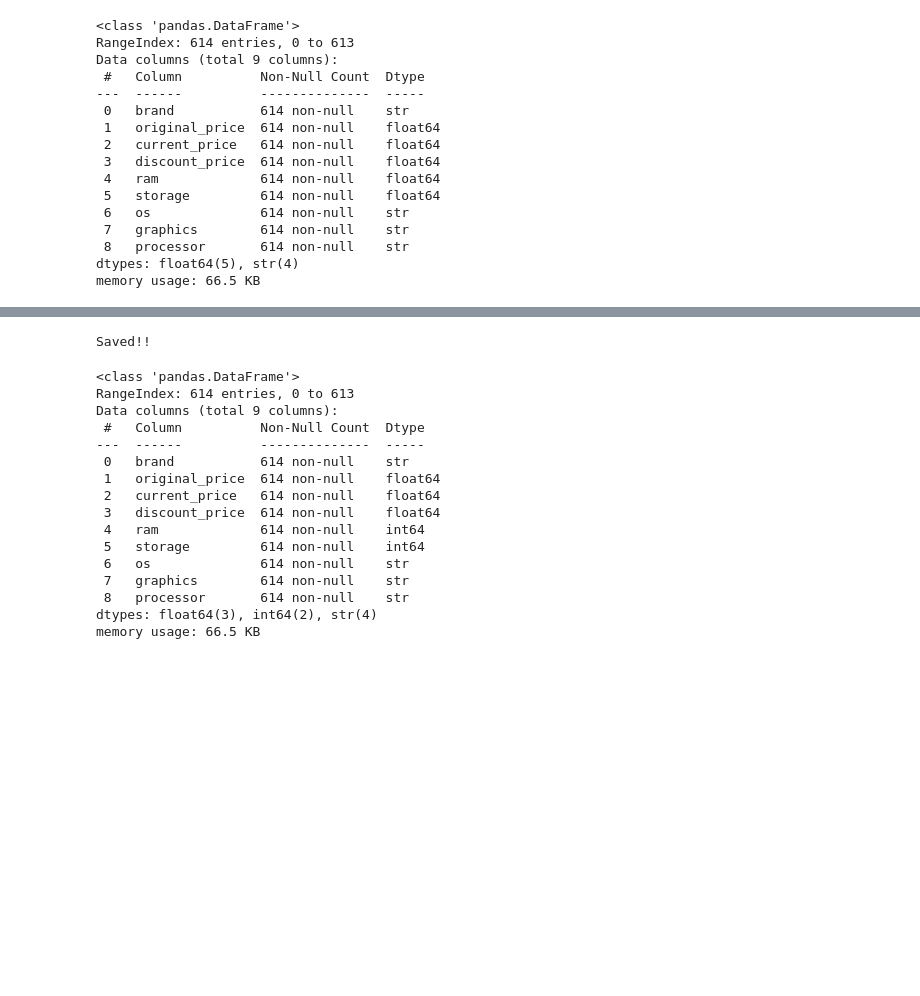
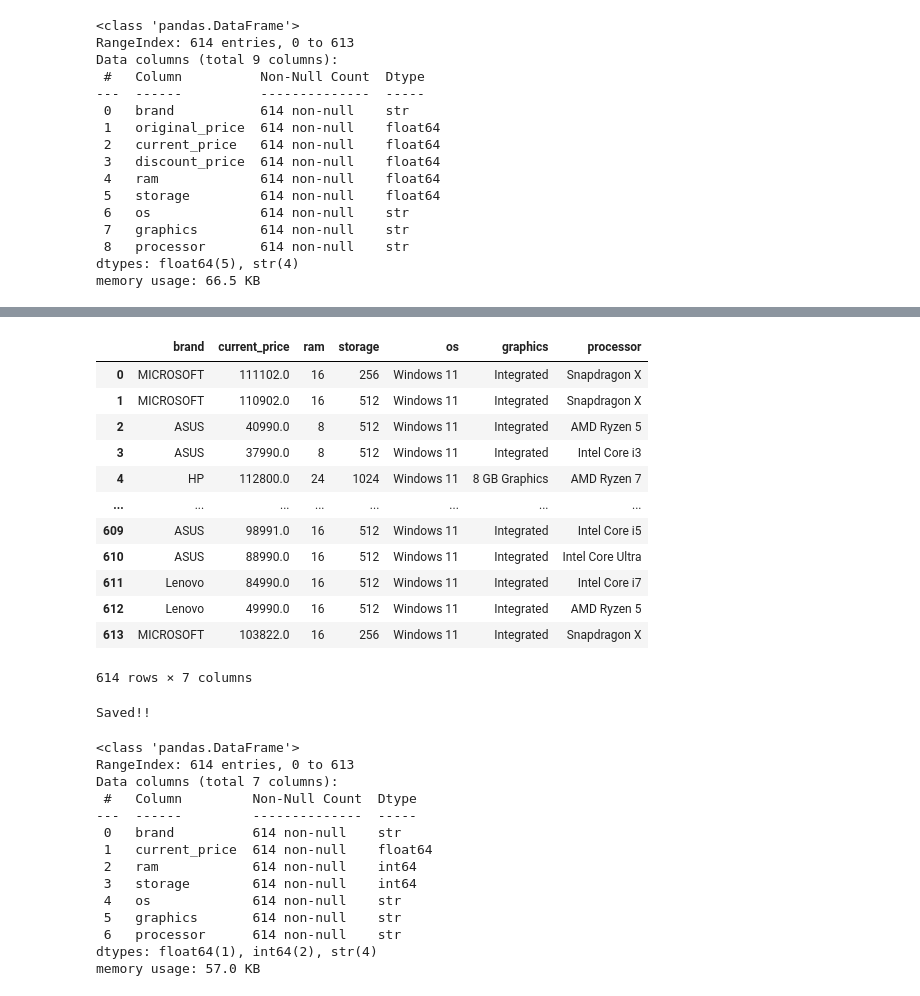
Before and after one commit to satyashry/SmartPrice-AI, a Jupyter notebook: notebook/data_cleaning.ipynb, the cells around one changed output, grey strips where cells are left out. Saved outputs shown, nothing was run; the diff lists cells and outputs as text; code cells hidden in the pictures; blank space fills up the shorter version.

```diff
--- a/notebook/data_cleaning.ipynb
+++ b/notebook/data_cleaning.ipynb
@@ -437,6 +437,24 @@ df.head()
 # %%
 df["ram"] = df["ram"].astype(int)
 df["storage"] = df["storage"].astype(int)
+# %%
+df = df.drop(columns=['original_price','discount_price'])
+# %%
+df
+# %% [output]
+|  | brand | current_price | ram | storage | os | graphics | processor |
+| 0 | MICROSOFT | 111102.0 | 16 | 256 | Windows 11 | Integrated | Snapdragon X |
+| 1 | MICROSOFT | 110902.0 | 16 | 512 | Windows 11 | Integrated | Snapdragon X |
+| 2 | ASUS | 40990.0 | 8 | 512 | Windows 11 | Integrated | AMD Ryzen 5 |
+| 3 | ASUS | 37990.0 | 8 | 512 | Windows 11 | Integrated | Intel Core i3 |
+| 4 | HP | 112800.0 | 24 | 1024 | Windows 11 | 8 GB Graphics | AMD Ryzen 7 |
+| ... | ... | ... | ... | ... | ... | ... | ... |
+| 609 | ASUS | 98991.0 | 16 | 512 | Windows 11 | Integrated | Intel Core i5 |
+| 610 | ASUS | 88990.0 | 16 | 512 | Windows 11 | Integrated | Intel Core Ultra |
+| 611 | Lenovo | 84990.0 | 16 | 512 | Windows 11 | Integrated | Intel Core i7 |
+| 612 | Lenovo | 49990.0 | 16 | 512 | Windows 11 | Integrated | AMD Ryzen 5 |
+| 613 | MICROSOFT | 103822.0 | 16 | 256 | Windows 11 | Integrated | Snapdragon X |
+614 rows × 7 columns
 # %%
 df.to_csv("data/processed/laptops_cleaned.csv")
 print("Saved!!")
@@ -447,17 +465,15 @@ df.info()
 # %% [output]
 <class 'pandas.DataFrame'>
 RangeIndex: 614 entries, 0 to 613
-Data columns (total 9 columns):
- #   Column          Non-Null Count  Dtype
----  ------          --------------  -----
- 0   brand           614 non-null    str
- 1   original_price  614 non-null    float64
- 2   current_price   614 non-null    float64
- 3   discount_price  614 non-null    float64
- 4   ram             614 non-null    int64
- 5   storage         614 non-null    int64
- 6   os              614 non-null    str
- 7   graphics        614 non-null    str
- 8   processor       614 non-null    str
-dtypes: float64(3), int64(2), str(4)
-memory usage: 66.5 KB
+Data columns (total 7 columns):
+ #   Column         Non-Null Count  Dtype
+---  ------         --------------  -----
+ 0   brand          614 non-null    str
+ 1   current_price  614 non-null    float64
+ 2   ram            614 non-null    int64
+ 3   storage        614 non-null    int64
+ 4   os             614 non-null    str
+ 5   graphics       614 non-null    str
+ 6   processor      614 non-null    str
+dtypes: float64(1), int64(2), str(4)
+memory usage: 57.0 KB
```
Also changed, not shown: parts of 2 cells of this notebook, 10 other files.
